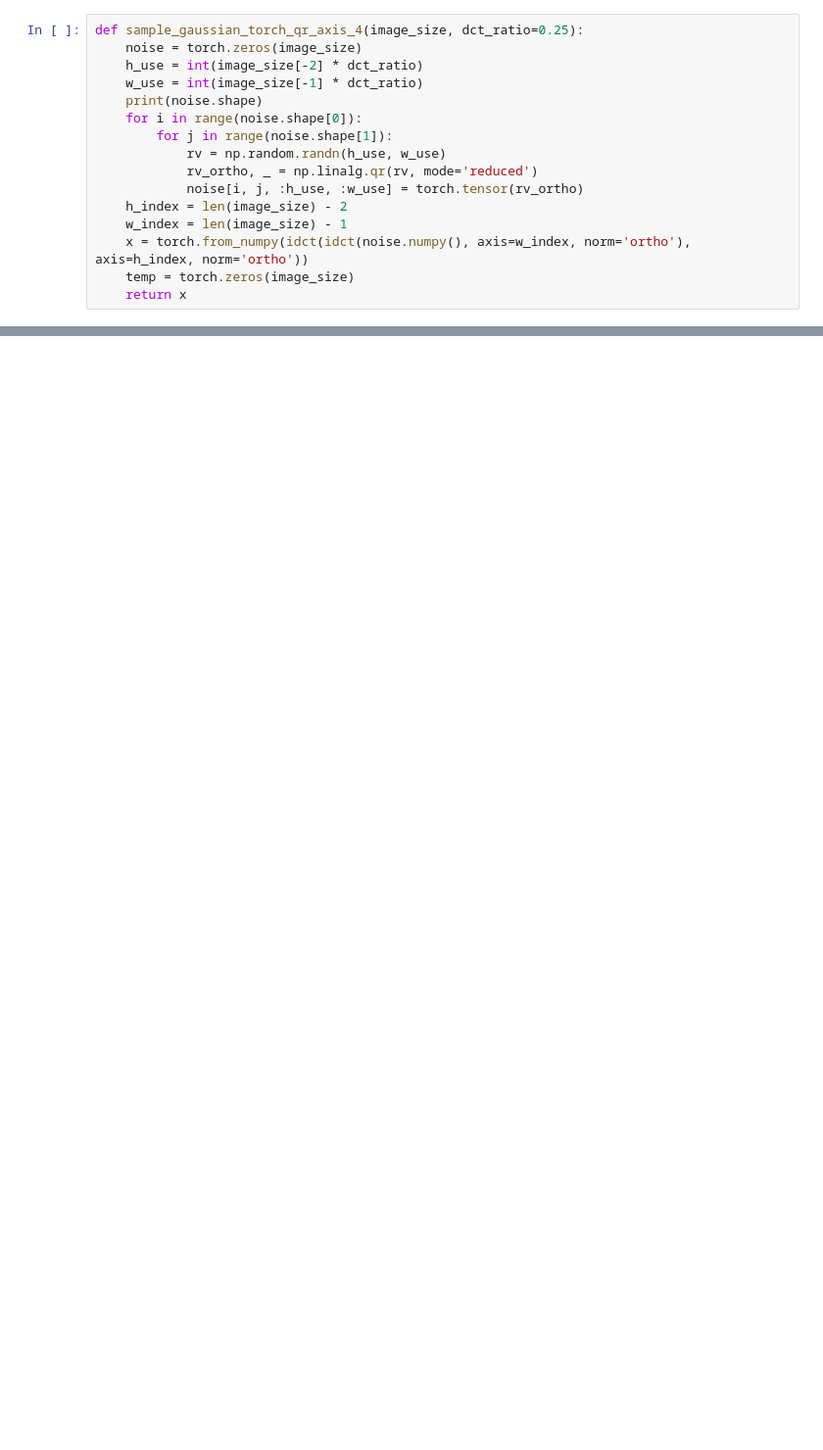
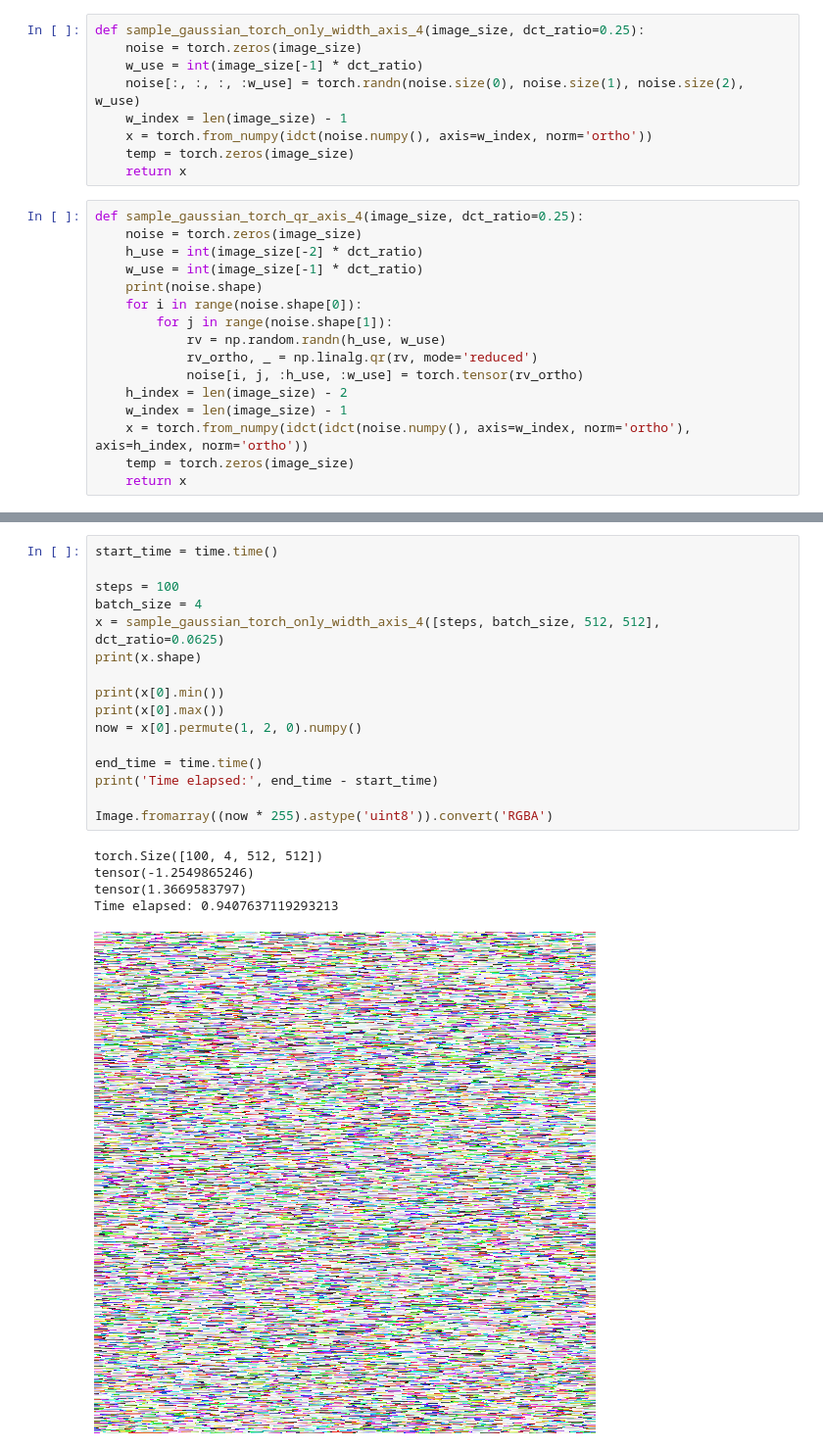
Before and after one commit to ndb796/The-Best-StyleGAN-Encoders, a Jupyter notebook: Low Frequency Noise Example.ipynb, the cells around one changed output, grey strips where cells are left out. Shown at 98% size. Saved outputs shown, nothing was run; the diff lists cells and outputs as text; blank space fills up the shorter version.

```diff
--- a/Low Frequency Noise Example.ipynb
+++ b/Low Frequency Noise Example.ipynb
@@ -88,6 +88,15 @@ def sample_gaussian_torch_axis_4(image_size, dct_ratio=0.25):
     x = torch.from_numpy(idct(idct(noise.numpy(), axis=w_index, norm='ortho'), axis=h_index, norm='ortho'))
     temp = torch.zeros(image_size)
     return x
+# %%
+def sample_gaussian_torch_only_width_axis_4(image_size, dct_ratio=0.25):
+    noise = torch.zeros(image_size)
+    w_use = int(image_size[-1] * dct_ratio)
+    noise[:, :, :, :w_use] = torch.randn(noise.size(0), noise.size(1), noise.size(2), w_use)
+    w_index = len(image_size) - 1
+    x = torch.from_numpy(idct(noise.numpy(), axis=w_index, norm='ortho'))
+    temp = torch.zeros(image_size)
+    return x
 # %%
 def sample_gaussian_torch_qr_axis_4(image_size, dct_ratio=0.25):
     noise = torch.zeros(image_size)
@@ -172,0 +204,22 @@ Time elapsed: 0.11705923080444336
+# %%
+start_time = time.time()
+
+steps = 100
+batch_size = 4
+x = sample_gaussian_torch_only_width_axis_4([steps, batch_size, 512, 512], dct_ratio=0.0625)
+print(x.shape)
+
+print(x[0].min())
+print(x[0].max())
+now = x[0].permute(1, 2, 0).numpy()
+
+end_time = time.time()
+print('Time elapsed:', end_time - start_time)
+
+Image.fromarray((now * 255).astype('uint8')).convert('RGBA')
+# %% [output]
+torch.Size([100, 4, 512, 512])
+tensor(-1.2549865246)
+tensor(1.3669583797)
+Time elapsed: 0.9407637119293213
+[figure, added]
```
Also changed, not shown: parts of 5 cells of this notebook.
